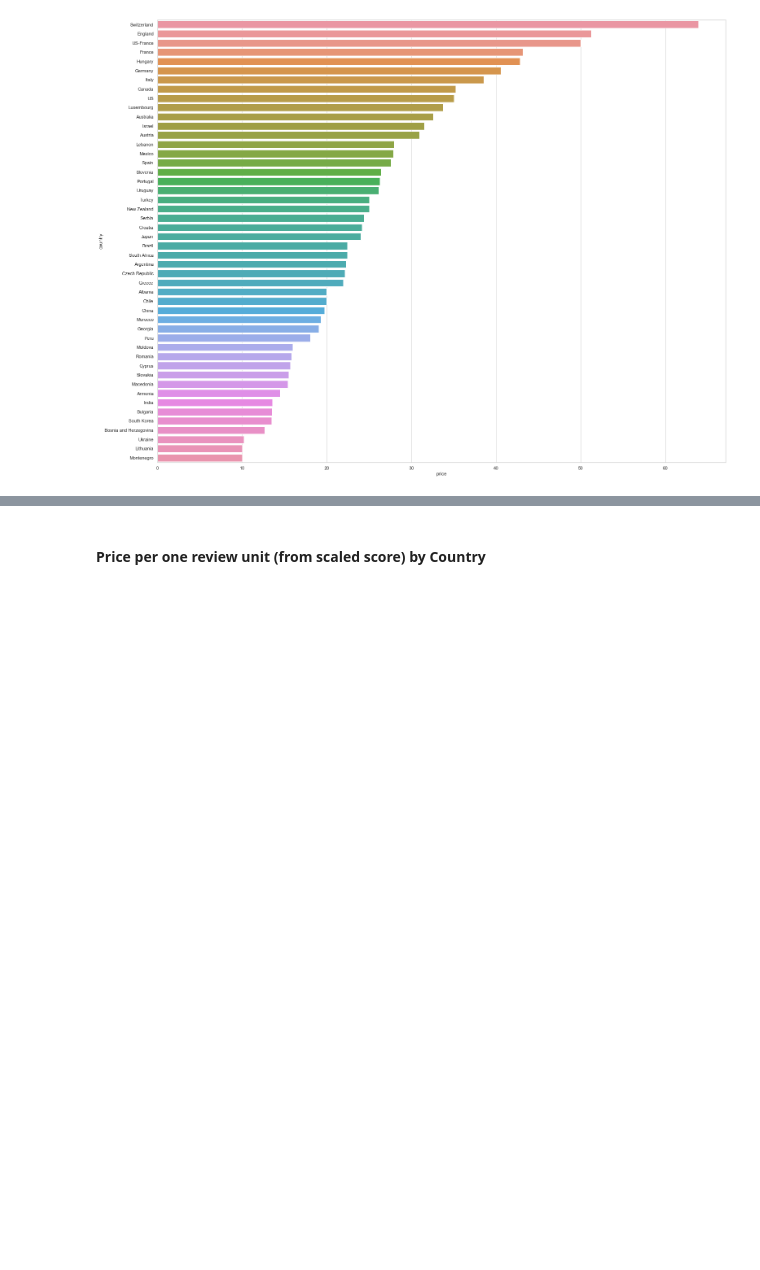
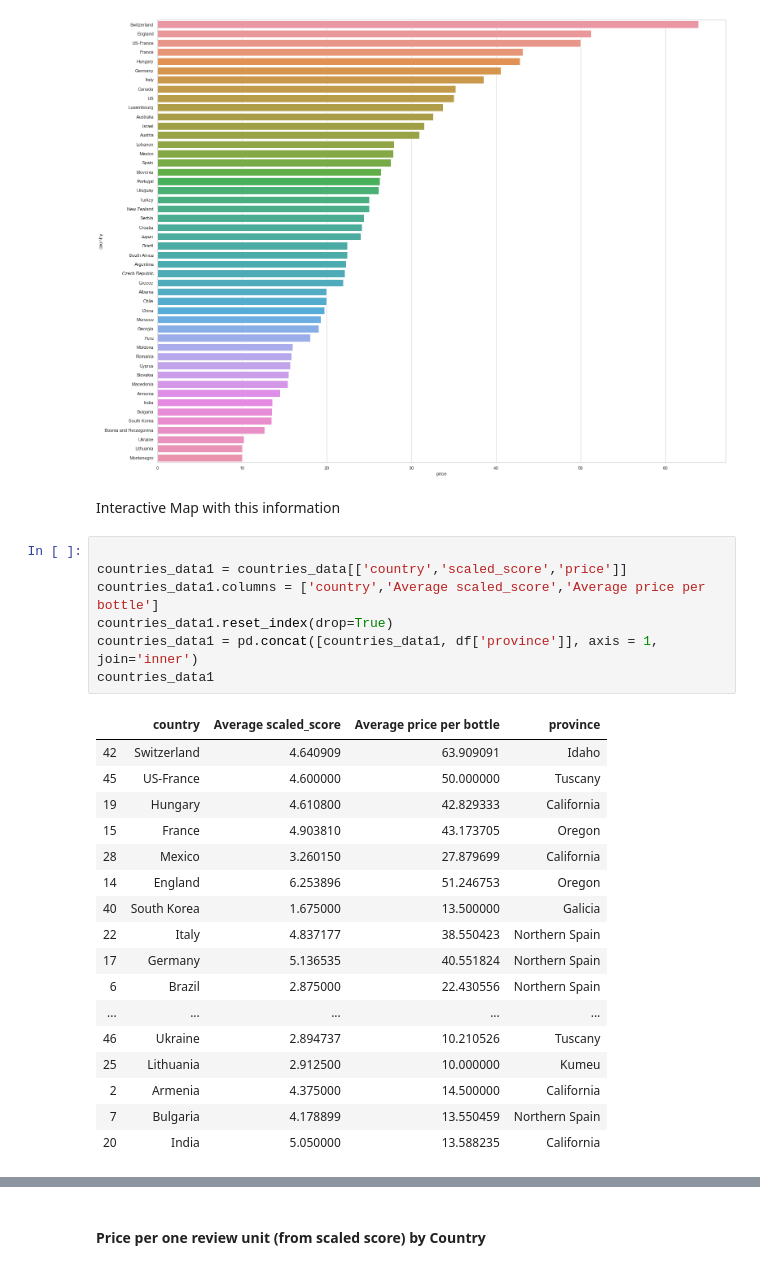
Before and after one commit to aditya4812/COGS108-Final-Project, a Jupyter notebook: FinalProject_group085.ipynb, the cells around one changed output, grey strips where cells are left out. Cells and saved outputs as stored; diff of their text form; blank space fills up the shorter version.

```diff
--- a/FinalProject_group085.ipynb
+++ b/FinalProject_group085.ipynb
@@ -273,3 +273,30 @@ sns.barplot(x="price", y='country', data=countries_data, ci="sd")
 # %% [output]
 <matplotlib.axes._subplots.AxesSubplot at 0x...>
 [figure]
+# %% [markdown]
+Interactive Map with this information
+# %%
+
+countries_data1 = countries_data[['country','scaled_score','price']]
+countries_data1.columns = ['country','Average scaled_score','Average price per bottle']
+countries_data1.reset_index(drop=True)
+countries_data1 = pd.concat([countries_data1, df['province']], axis = 1, join='inner')
+countries_data1
+# %% [output]
+|  | country | Average scaled_score | Average price per bottle | province |
+| 42 | Switzerland | 4.640909 | 63.909091 | Idaho |
+| 45 | US-France | 4.600000 | 50.000000 | Tuscany |
+| 19 | Hungary | 4.610800 | 42.829333 | California |
+| 15 | France | 4.903810 | 43.173705 | Oregon |
+| 28 | Mexico | 3.260150 | 27.879699 | California |
+| 14 | England | 6.253896 | 51.246753 | Oregon |
+| 40 | South Korea | 1.675000 | 13.500000 | Galicia |
+| 22 | Italy | 4.837177 | 38.550423 | Northern Spain |
+| 17 | Germany | 5.136535 | 40.551824 | Northern Spain |
+| 6 | Brazil | 2.875000 | 22.430556 | Northern Spain |
+| ... | ... | ... | ... | ... |
+| 46 | Ukraine | 2.894737 | 10.210526 | Tuscany |
+| 25 | Lithuania | 2.912500 | 10.000000 | Kumeu |
+| 2 | Armenia | 4.375000 | 14.500000 | California |
+| 7 | Bulgaria | 4.178899 | 13.550459 | Northern Spain |
+| 20 | India | 5.050000 | 13.588235 | California |
```
Also changed, not shown: parts of 18 cells of this notebook.
